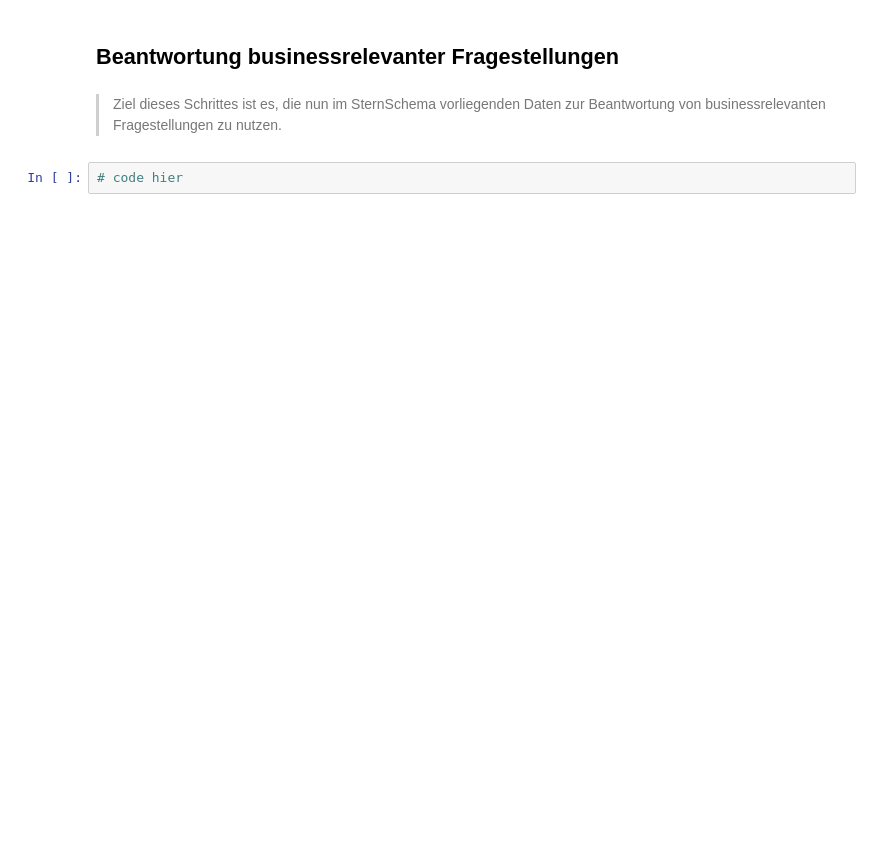
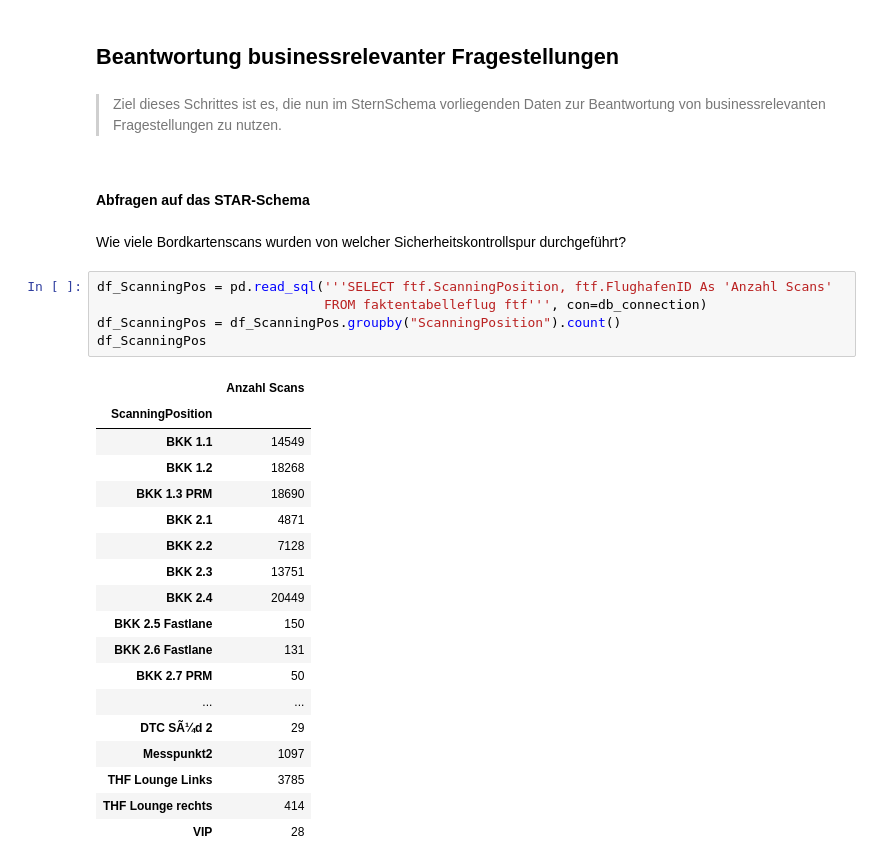
Before and after one commit to italyboy2012/bi-project, a Jupyter notebook: BKK-Analyse.ipynb, the cells around one changed output. Cells and saved outputs as stored; diff of their text form; blank space fills up the shorter version.

```diff
--- a/BKK-Analyse.ipynb
+++ b/BKK-Analyse.ipynb
@@ -405,5 +426,31 @@ Image(filename=db_name+'_schema.png')
 ## Beantwortung businessrelevanter Fragestellungen
 # %% [markdown]
 > Ziel dieses Schrittes ist es, die nun im SternSchema vorliegenden Daten zur Beantwortung von businessrelevanten Fragestellungen zu nutzen.
+# %% [markdown]
+#### Abfragen auf das STAR-Schema
+# %% [markdown]
+Wie viele Bordkartenscans wurden von welcher Sicherheitskontrollspur durchgeführt?
 # %%
-# code hier
+df_ScanningPos = pd.read_sql('''SELECT ftf.ScanningPosition, ftf.FlughafenID As 'Anzahl Scans'
+                             FROM faktentabelleflug ftf''', con=db_connection)
+df_ScanningPos = df_ScanningPos.groupby("ScanningPosition").count()
+df_ScanningPos
+# %% [output]
+|  | Anzahl Scans |
+| ScanningPosition |  |
+| BKK 1.1 | 14549 |
+| BKK 1.2 | 18268 |
+| BKK 1.3 PRM | 18690 |
+| BKK 2.1 | 4871 |
+| BKK 2.2 | 7128 |
+| BKK 2.3 | 13751 |
+| BKK 2.4 | 20449 |
+| BKK 2.5 Fastlane | 150 |
+| BKK 2.6 Fastlane | 131 |
+| BKK 2.7 PRM | 50 |
+| ... | ... |
+| DTC SÃ¼d 2 | 29 |
+| Messpunkt2 | 1097 |
+| THF Lounge Links | 3785 |
+| THF Lounge rechts | 414 |
+| VIP | 28 |
```
Also changed, not shown: parts of 36 cells of this notebook, 10 other files.
